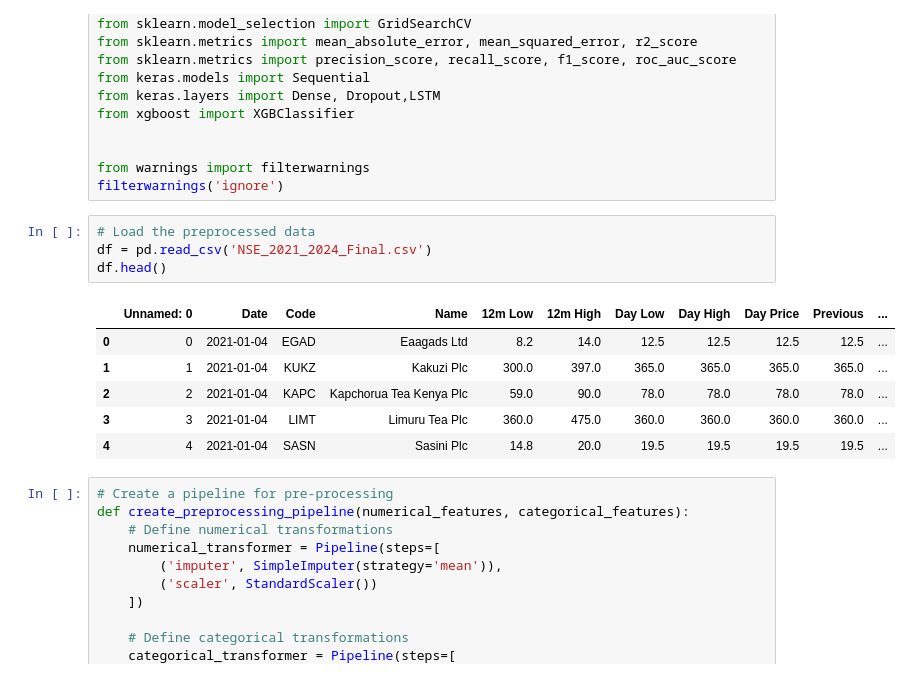
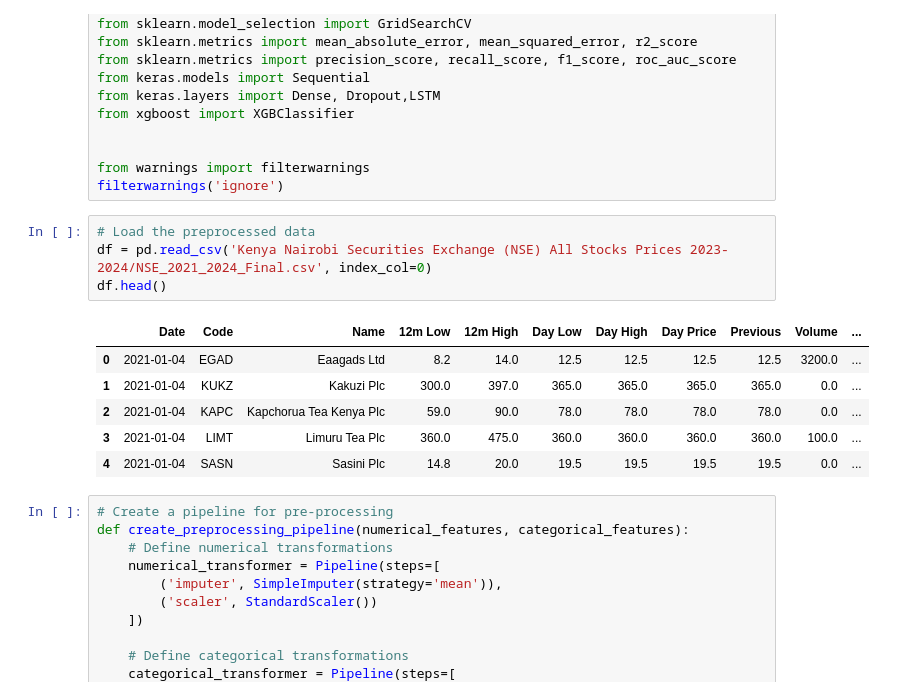
Before and after one commit to tkariuki227/Stocks_forecasting_time_series, a Jupyter notebook: model.ipynb, the cells around one changed output. Saved outputs shown, nothing was run; the diff lists cells and outputs as text.

```diff
--- a/model.ipynb
+++ b/model.ipynb
@@ -29,15 +29,15 @@ from warnings import filterwarnings
 filterwarnings('ignore')
 # %%
 # Load the preprocessed data
-df = pd.read_csv('NSE_2021_2024_Final.csv')
+df = pd.read_csv('Kenya Nairobi Securities Exchange (NSE) All Stocks Prices 2023-2024/NSE_2021_2024_Final.csv', index_col=0)
 df.head()
 # %% [output]
-|  | Unnamed: 0 | Date | Code | Name | 12m Low | 12m High | Day Low | Day High | Day Price | Previous | ... |
-| 0 | 0 | 2021-01-04 | EGAD | Eaagads Ltd | 8.2 | 14.0 | 12.5 | 12.5 | 12.5 | 12.5 | ... |
-| 1 | 1 | 2021-01-04 | KUKZ | Kakuzi Plc | 300.0 | 397.0 | 365.0 | 365.0 | 365.0 | 365.0 | ... |
-| 2 | 2 | 2021-01-04 | KAPC | Kapchorua Tea Kenya Plc | 59.0 | 90.0 | 78.0 | 78.0 | 78.0 | 78.0 | ... |
-| 3 | 3 | 2021-01-04 | LIMT | Limuru Tea Plc | 360.0 | 475.0 | 360.0 | 360.0 | 360.0 | 360.0 | ... |
-| 4 | 4 | 2021-01-04 | SASN | Sasini Plc | 14.8 | 20.0 | 19.5 | 19.5 | 19.5 | 19.5 | ... |
+|  | Date | Code | Name | 12m Low | 12m High | Day Low | Day High | Day Price | Previous | Volume | ... |
+| 0 | 2021-01-04 | EGAD | Eaagads Ltd | 8.2 | 14.0 | 12.5 | 12.5 | 12.5 | 12.5 | 3200.0 | ... |
+| 1 | 2021-01-04 | KUKZ | Kakuzi Plc | 300.0 | 397.0 | 365.0 | 365.0 | 365.0 | 365.0 | 0.0 | ... |
+| 2 | 2021-01-04 | KAPC | Kapchorua Tea Kenya Plc | 59.0 | 90.0 | 78.0 | 78.0 | 78.0 | 78.0 | 0.0 | ... |
+| 3 | 2021-01-04 | LIMT | Limuru Tea Plc | 360.0 | 475.0 | 360.0 | 360.0 | 360.0 | 360.0 | 100.0 | ... |
+| 4 | 2021-01-04 | SASN | Sasini Plc | 14.8 | 20.0 | 19.5 | 19.5 | 19.5 | 19.5 | 0.0 | ... |
 # %%
 # Create a pipeline for pre-processing
 def create_preprocessing_pipeline(numerical_features, categorical_features):
```
Also changed, not shown: parts of 7 cells of this notebook, 2 other files.
